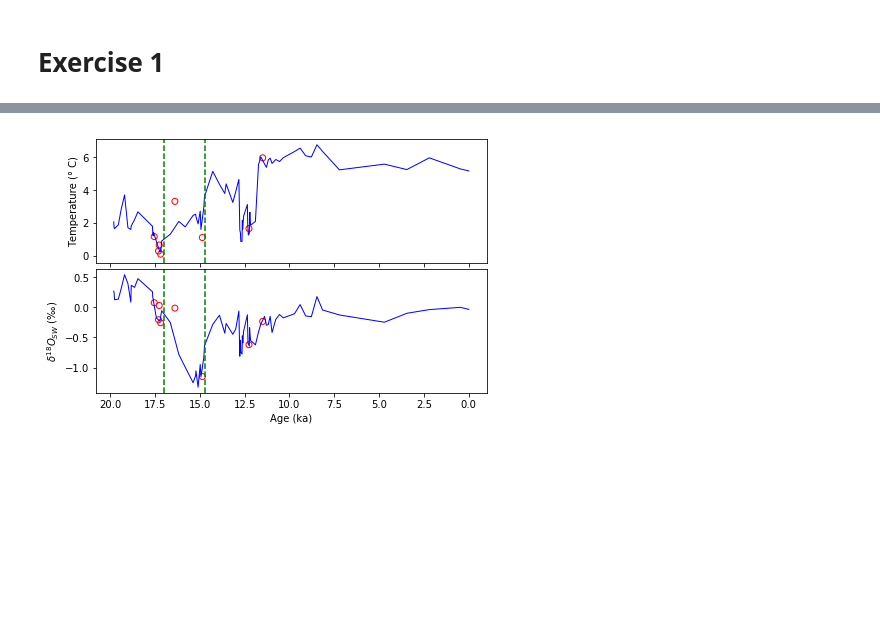
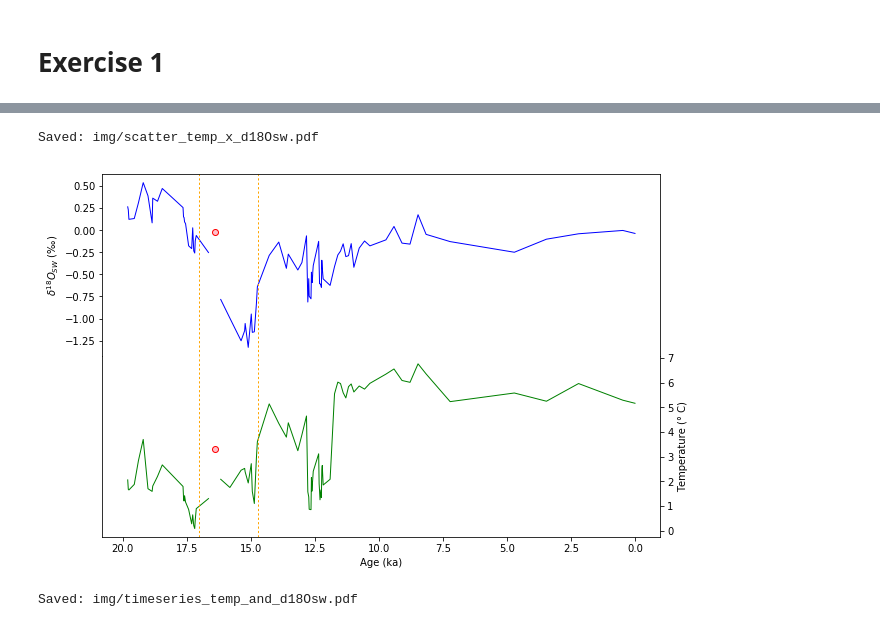
Before and after one commit to stainbank/deglacial-circulation, a Jupyter notebook: exercise1.ipynb, the cells around one changed output, grey strips where cells are left out. Cells and saved outputs as stored; diff of their text form; code cells hidden in the pictures; blank space fills up the shorter version.

```diff
--- a/exercise1.ipynb
+++ b/exercise1.ipynb
@@ -89,6 +112,41 @@ fig.savefig('.'.join((os.path.join(img_dir, img_name), img_format)))
-# %%
-fig = time_series(df, figsize=(width, width/1.5))
-img_name = 'timeseries_temp_and_d18Osw'
-fig.savefig('.'.join((os.path.join(img_dir, img_name), img_format)))
-# %% [output]
-[figure, removed]
+# %%
+save_fig(fig, 'scatter_temp_x_d18Osw')
+# %% [output]
+Saved: img/scatter_temp_x_d18Osw.pdf
+# %%
+# Time series
+fig, axes = plt.subplots(2, sharex=True, figsize=(10,10/1.5))
+
+axes[0].plot(df['d18Osw'], c='blue', linewidth=1)
+axes[0].scatter(reject.index, reject['d18Osw'],
+                facecolors='pink', edgecolors='red')
+axes[0].set_ylabel('$\delta^{18}O_{SW}$ (\u2030)')
+axes[0].spines['bottom'].set_visible(False)
+axes[0].tick_params('x', bottom=False)
+axes[0].patch.set_visible(False)
+#axes[0].yaxis.set_minor_locator(MultipleLocator(0.25))
+
+axes[1].plot(df['Temp'], c='green', linewidth=1)
+axes[1].scatter(reject.index, reject['Temp'],
+                facecolors='pink', edgecolors='red')
+axes[1].set_ylabel('Temperature (\u00B0 C)')
+axes[1].yaxis.tick_right()
+axes[1].yaxis.set_label_position('right')
+axes[1].patch.set_visible(False)
+axes[1].spines['top'].set_visible(False)
+#axes[1].yaxis.set_minor_locator(MultipleLocator(1))
+
+# Mark Heinrich Stadial 1
+for i, ax in enumerate(axes):
+    for hsbound in (14.7, 17):
+        ax.axvline(hsbound, color='orange', ls=':', linewidth=1)
+
+ax.set_xlabel('Age (ka)')
+plt.gca().invert_xaxis()
+fig.subplots_adjust(hspace=0)
+# %% [output]
+[figure, added]
+# %%
+save_fig(fig, 'timeseries_temp_and_d18Osw')
+# %% [output]
+Saved: img/timeseries_temp_and_d18Osw.pdf
```
Also changed, not shown: parts of 23 cells of this notebook, 3 other files.
